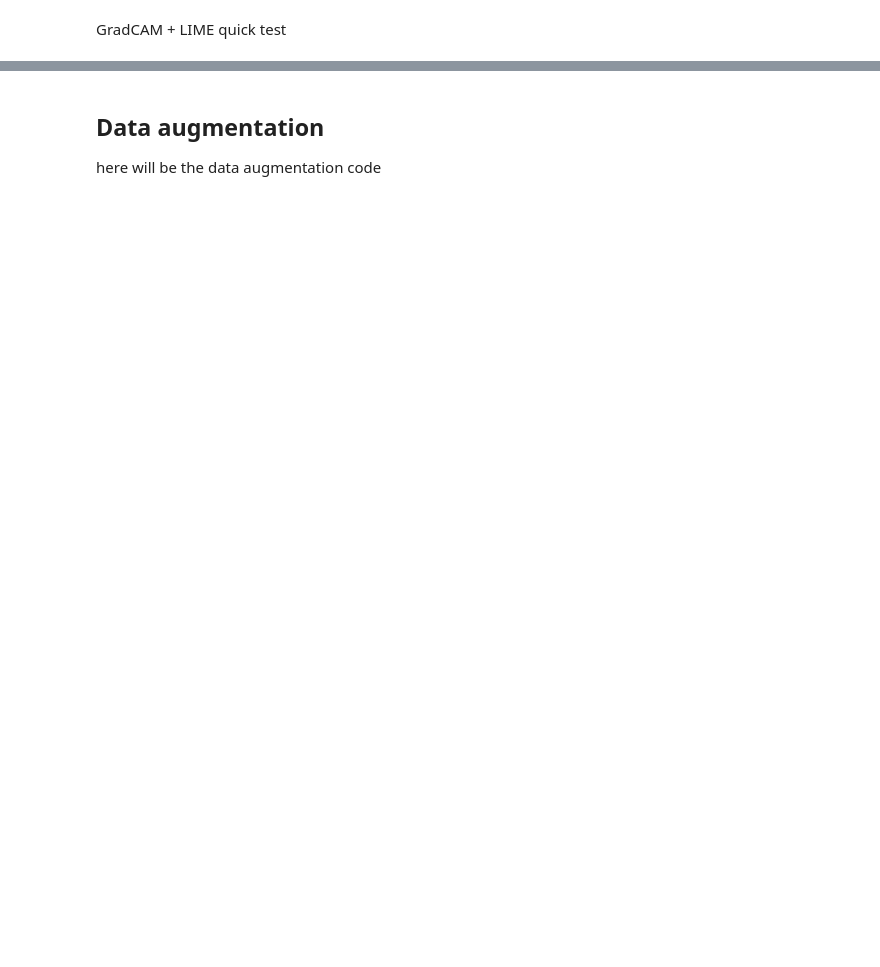
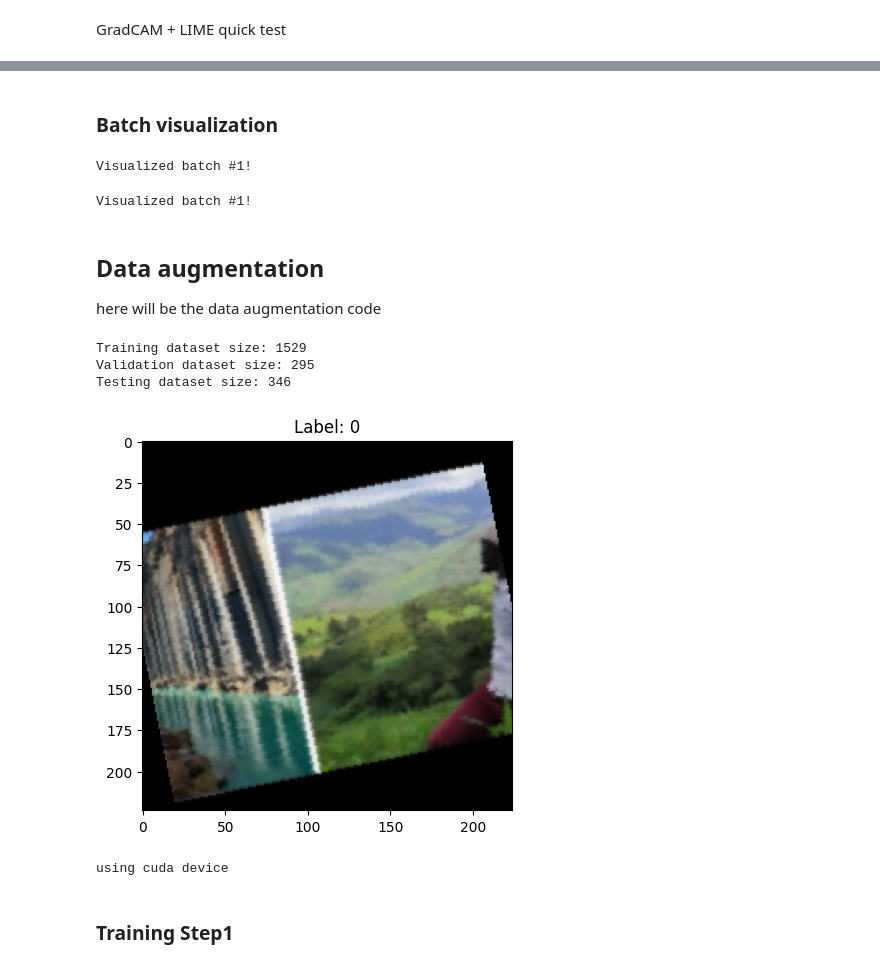
Before and after one commit to AngeloGalav/gauntlet, a Jupyter notebook: playground-experiments.ipynb, the cells around one changed output, grey strips where cells are left out. Saved outputs shown, nothing was run; the diff lists cells and outputs as text; code cells hidden in the pictures; blank space fills up the shorter version.

```diff
--- a/playground-experiments.ipynb
+++ b/playground-experiments.ipynb
@@ -177,3 +204,37 @@ Clipping input data to the valid range for imshow with RGB data ([0..1] for floa
+# %% [markdown]
+### Batch visualization
+# %%
+xai.explain_gradcam_batch(test_dataloader, test_dataloader.batch_size, ft_resnet50, target_layers, model_name, DATASET_NAME)
+# %% [output]
+Visualized batch #1!
+# %%
+xai.explain_lime_batch(test_dataloader, test_dataloader.batch_size, ft_resnet50,
+                                model_name=model_name, dataset_name=DATASET_NAME,
+                                )
+# %% [output]
+Visualized batch #1!
 # %% [markdown]
 ## Data augmentation
 here will be the data augmentation code
+# %%
+augmented_transform_cifake = transforms.Compose([
+    transforms.Lambda(lambda image: image.convert('RGB')),  # Convert to RGB
+    transforms.Resize((IMG_SIZE, IMG_SIZE)),                # Resize to IMG_SIZE
+    transforms.RandomResizedCrop(size=(224, 224)),  # Randomly crop and resize to 224x224
+    transforms.RandomHorizontalFlip(),  # Apply random horizontal flip
+    transforms.RandomRotation(20),  # Randomly rotate the image by up to 20 degrees
+    transforms.ToTensor(),
+    transforms.Normalize(mean=[0.485, 0.456, 0.406], std=[0.229, 0.224, 0.225])
+])
+
+augmented_transform_rvaa = transforms.Compose([
+    transforms.Lambda(lambda image: image.convert('RGB')), # Convert to RGB
+    transforms.Resize(IMG_SIZE),                 # Resize to IMG_SIZE while keeping aspect ratio
+    transforms.Lambda(data_utils.pad_to_square), # Apply the dynamic padding to make the image square
+    transforms.Resize((IMG_SIZE, IMG_SIZE)),     # Ensure the final image is IMG_SIZExIMG_SIZE
+    transforms.RandomResizedCrop(size=(224, 224)),  # Randomly crop and resize to 224x224
+    transforms.RandomHorizontalFlip(),  # Apply random horizontal flip
+    transforms.RandomRotation(20),  # Randomly rotate the image by up to 20 degrees
+    transforms.ToTensor(),
+    transforms.Normalize(mean=[0.485, 0.456, 0.406], std=[0.229, 0.224, 0.225])  # Normalizing "should" help with Pretrained nets
+])
@@ -179,0 +277,37 @@ here will be the data augmentation code
+# %%
+train_dataset = ConcatDataset([cifake_train, rvaa_train])
+val_dataset = ConcatDataset([cifake_val, rvaa_val])
+test_dataset = ConcatDataset([cifake_test, rvaa_test])
+
+# Create DataLoaders
+train_dataloader = DataLoader(train_dataset, batch_size=BATCH_SIZE, pin_memory=True, shuffle=True)
+val_dataloader = DataLoader(val_dataset, batch_size=BATCH_SIZE, pin_memory=True, shuffle=False)
+test_dataloader = DataLoader(test_dataset, batch_size=BATCH_SIZE, pin_memory=True, shuffle=False)
+
+print(f"Training dataset size: {len(train_dataset)}")
+print(f"Validation dataset size: {len(val_dataset)}")
+print(f"Testing dataset size: {len(test_dataset)}")
+# %% [output]
+Training dataset size: 1529
+Validation dataset size: 295
+Testing dataset size: 346
+# %%
+data_utils.show_random_sample(train_dataloader)
+# %% [output]
+[figure, added]
+# %%
+ft_resnet50 = resnet50(weights='IMAGENET1K_V1')
+device = model_utils.get_device()
+print(f"using {device} device")
+
+model_utils.prepare_for_ft(ft_resnet50)
+ft_resnet50.to(device)
+
+loss_fn = nn.BCEWithLogitsLoss()
+optimizer = torch.optim.Adam(ft_resnet50.fc.parameters(), lr=LEARNING_RATE)
+
+dataloaders = (train_dataloader, val_dataloader)
+# %% [output]
+using cuda device
+# %% [markdown]
+### Training Step1
```
Also changed, not shown: parts of 29 cells of this notebook, 2 other files.
